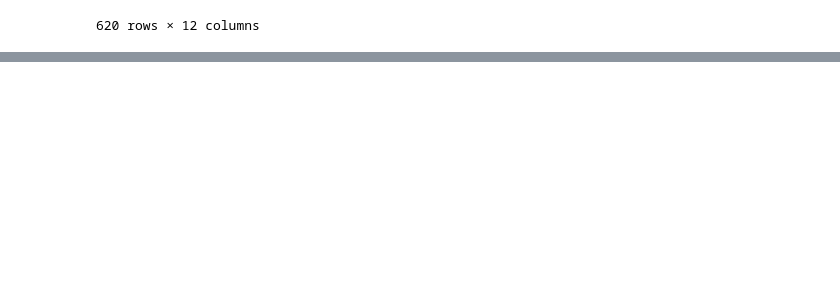
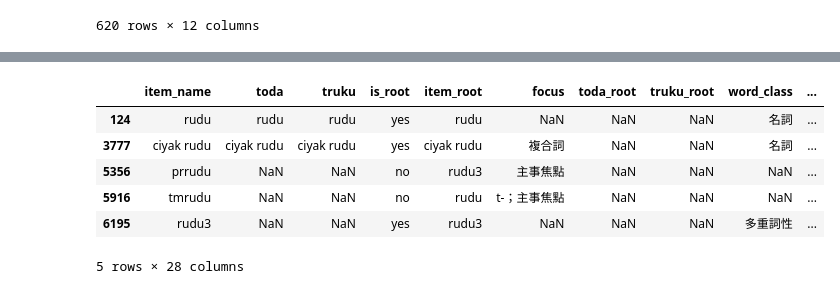
Before and after one commit to dachenlian/kariseediq, a Jupyter notebook: notebooks/SeediqMigrateDB.ipynb, the cells around one changed output, grey strips where cells are left out. Drawn from its saved outputs; the diff is of its cells as text; code cells hidden in the pictures; blank space fills up the shorter version.

```diff
--- a/notebooks/SeediqMigrateDB.ipynb
+++ b/notebooks/SeediqMigrateDB.ipynb
@@ -264,0 +285,10 @@ df.to_csv('../seediq_extra_meaning_updated-20191114-sung.csv', index=False)
+# %%
+df[df['item_name'].str.contains('rudu')]
+# %% [output]
+|  | item_name | toda | truku | is_root | item_root | focus | toda_root | truku_root | word_class | ... |
+| 124 | rudu | rudu | rudu | yes | rudu | NaN | NaN | NaN | 名詞 | ... |
+| 3777 | ciyak rudu | ciyak rudu | ciyak rudu | yes | ciyak rudu | 複合詞 | NaN | NaN | 名詞 | ... |
+| 5356 | prrudu | NaN | NaN | no | rudu3 | 主事焦點 | NaN | NaN | NaN | ... |
+| 5916 | tmrudu | NaN | NaN | no | rudu | t-；主事焦點 | NaN | NaN | NaN | ... |
+| 6195 | rudu3 | NaN | NaN | yes | rudu3 | NaN | NaN | NaN | 多重詞性 | ... |
+5 rows × 28 columns
```
Also changed, not shown: parts of 9 cells of this notebook, 2 other files.
